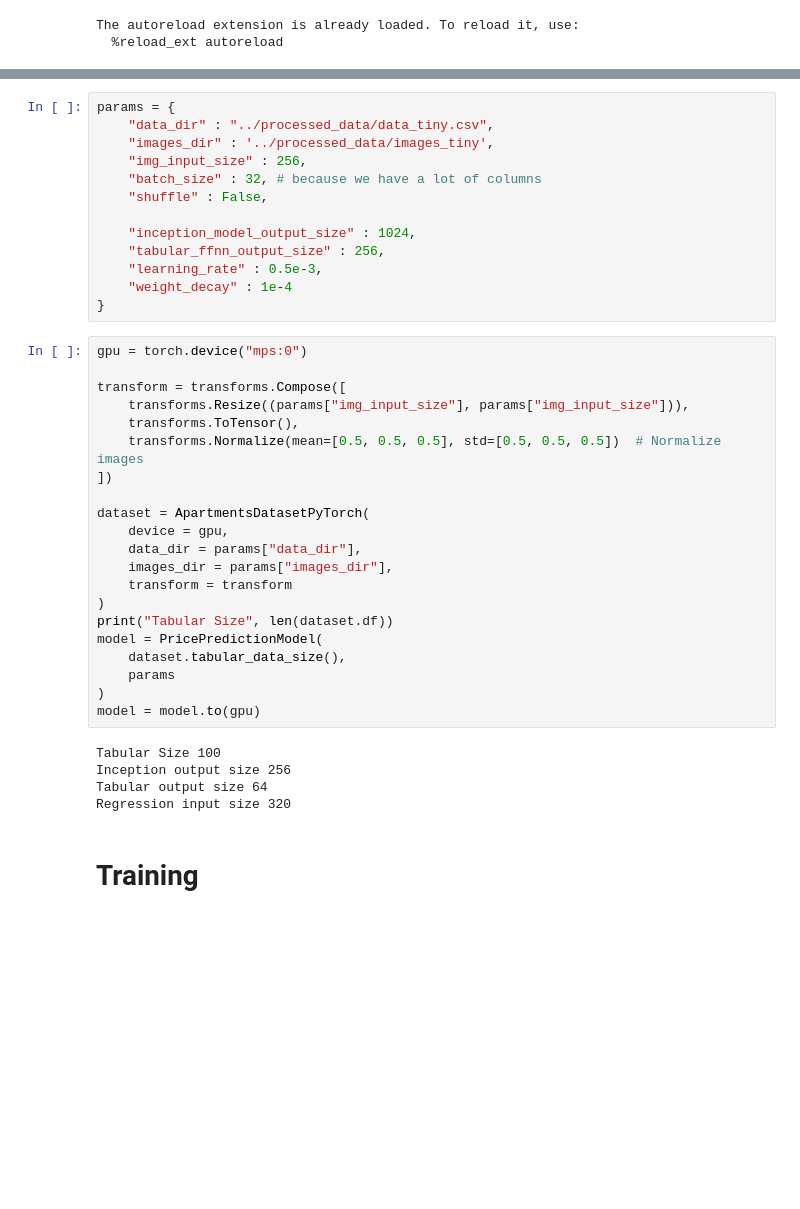
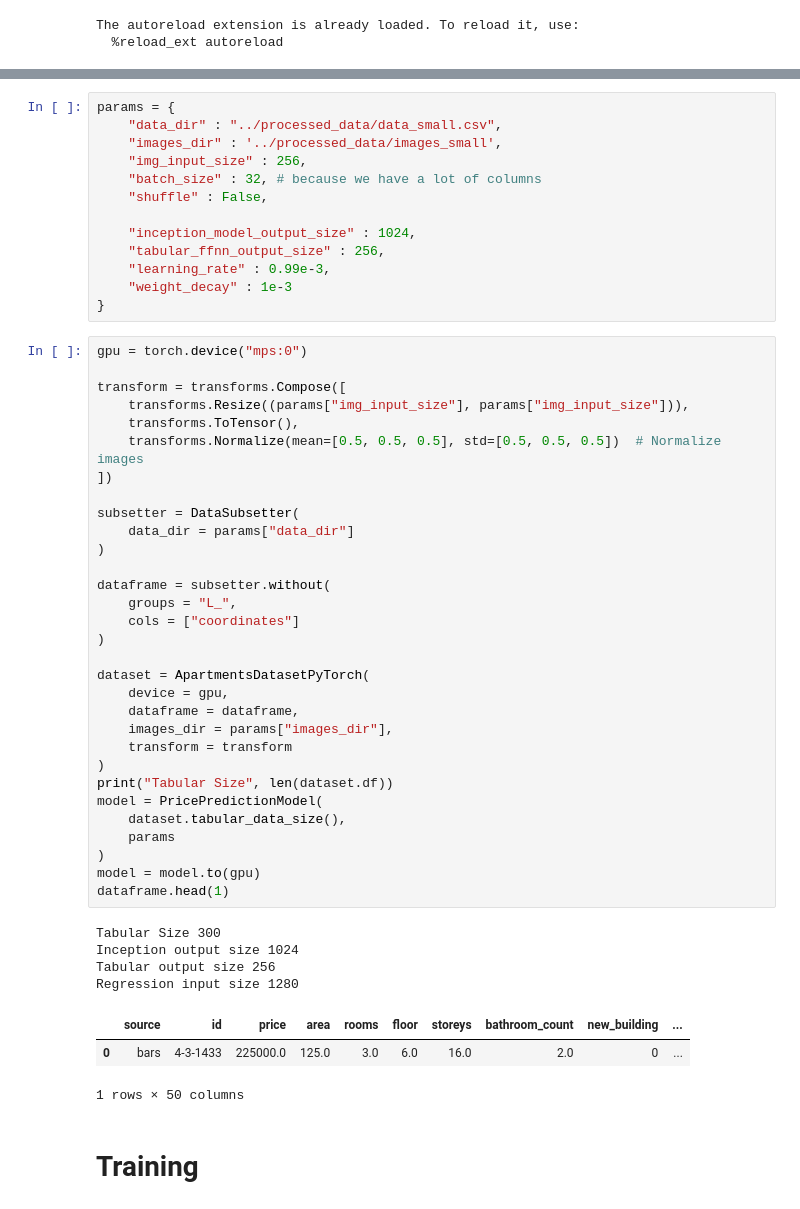
Before and after one commit to PetrosTepoyan/capstone, a Jupyter notebook: FINAL_NOTEBOOKS/DL_with_images.ipynb, the cells around one changed output, grey strips where cells are left out. Saved outputs shown, nothing was run; the diff lists cells and outputs as text; blank space fills up the shorter version.

```diff
--- a/FINAL_NOTEBOOKS/DL_with_images.ipynb
+++ b/FINAL_NOTEBOOKS/DL_with_images.ipynb
@@ -21,42 +22,55 @@ from DeepLearning.PricePredictionModel import PricePredictionModel
 # %%
 params = {
-    "data_dir" : "../processed_data/data_tiny.csv",
-    "images_dir" : '../processed_data/images_tiny',
+    "data_dir" : "../processed_data/data_small.csv",
+    "images_dir" : '../processed_data/images_small',
     "img_input_size" : 256,
     "batch_size" : 32, # because we have a lot of columns
     "shuffle" : False,
 
     "inception_model_output_size" : 1024,
     "tabular_ffnn_output_size" : 256,
-    "learning_rate" : 0.5e-3,
-    "weight_decay" : 1e-4
+    "learning_rate" : 0.99e-3,
+    "weight_decay" : 1e-3
 }
 # %%
 gpu = torch.device("mps:0")
 
 transform = transforms.Compose([
     transforms.Resize((params["img_input_size"], params["img_input_size"])),
     transforms.ToTensor(),
     transforms.Normalize(mean=[0.5, 0.5, 0.5], std=[0.5, 0.5, 0.5])  # Normalize images
 ])
 
+subsetter = DataSubsetter(
+    data_dir = params["data_dir"]
+)
+
+dataframe = subsetter.without(
+    groups = "L_",
+    cols = ["coordinates"]
+)
+
 dataset = ApartmentsDatasetPyTorch(
     device = gpu,
-    data_dir = params["data_dir"],
+    dataframe = dataframe,
     images_dir = params["images_dir"],
     transform = transform
 )
 print("Tabular Size", len(dataset.df))
 model = PricePredictionModel(
     dataset.tabular_data_size(),
     params
 )
 model = model.to(gpu)
+dataframe.head(1)
 # %% [output]
-Tabular Size 100
-Inception output size 256
-Tabular output size 64
-Regression input size 320
+Tabular Size 300
+Inception output size 1024
+Tabular output size 256
+Regression input size 1280
+|  | source | id | price | area | rooms | floor | storeys | bathroom_count | new_building | ... |
+| 0 | bars | 4-3-1433 | 225000.0 | 125.0 | 3.0 | 6.0 | 16.0 | 2.0 | 0 | ... |
+1 rows × 50 columns
 # %% [markdown]
 # Training
 # %%
```
Also changed, not shown: parts of 6 cells of this notebook, 14 other files.
